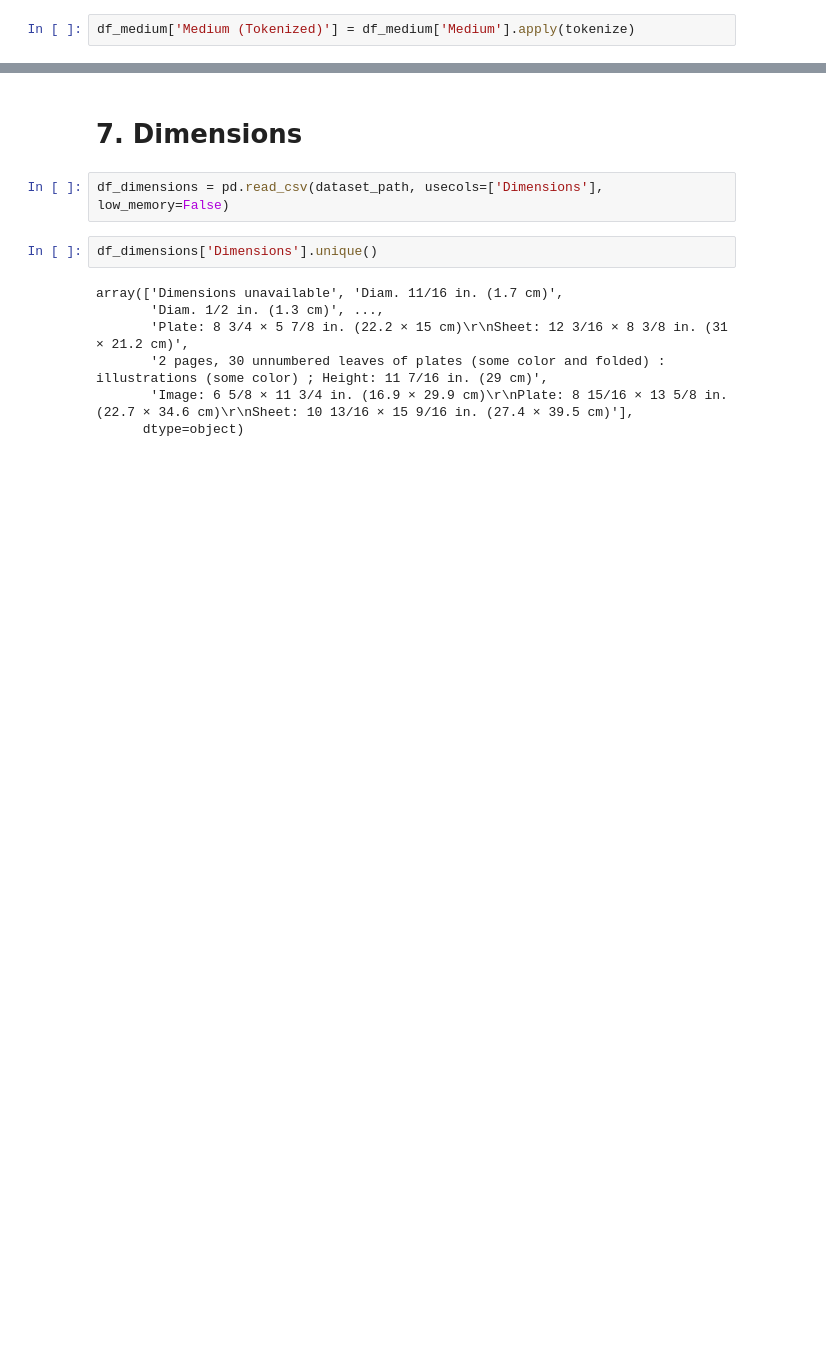
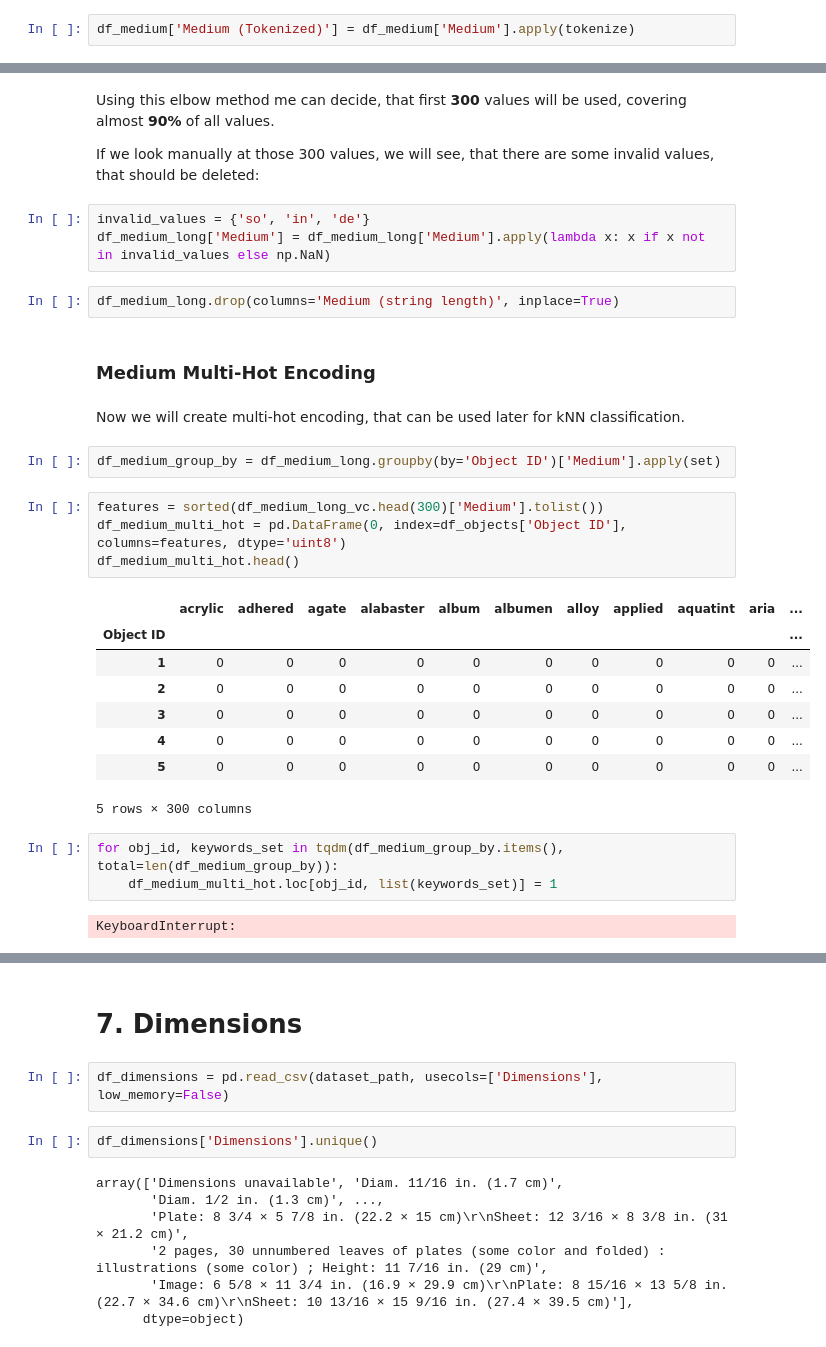
Before and after one commit to nickobard/Data-Preprocessing-Course, a Jupyter notebook: 01/01_homework.ipynb, the cells around one changed output, grey strips where cells are left out. Saved outputs shown, nothing was run; the diff lists cells and outputs as text; blank space fills up the shorter version.

```diff
--- a/01/01_homework.ipynb
+++ b/01/01_homework.ipynb
@@ -2722,0 +2330,33 @@ df_medium['Cleaned'] = df_medium['Medium (Tokenized)']
+# %% [markdown]
+Using this elbow method me can decide, that first **300** values will be used, covering almost **90%** of all values.
+
+If we look manually at those 300 values, we will see, that there are some invalid values, that should be deleted:
+# %%
+invalid_values = {'so', 'in', 'de'}
+df_medium_long['Medium'] = df_medium_long['Medium'].apply(lambda x: x if x not in invalid_values else np.NaN)
+# %%
+df_medium_long.drop(columns='Medium (string length)', inplace=True)
+# %% [markdown]
+### Medium Multi-Hot Encoding
+# %% [markdown]
+Now we will create multi-hot encoding, that can be used later for kNN classification.
+# %%
+df_medium_group_by = df_medium_long.groupby(by='Object ID')['Medium'].apply(set)
+# %%
+features = sorted(df_medium_long_vc.head(300)['Medium'].tolist())
+df_medium_multi_hot = pd.DataFrame(0, index=df_objects['Object ID'], columns=features, dtype='uint8')
+df_medium_multi_hot.head()
+# %% [output]
+|  | acrylic | adhered | agate | alabaster | album | albumen | alloy | applied | aquatint | aria | ... |
+| Object ID |  |  |  |  |  |  |  |  |  |  | ... |
+| 1 | 0 | 0 | 0 | 0 | 0 | 0 | 0 | 0 | 0 | 0 | ... |
+| 2 | 0 | 0 | 0 | 0 | 0 | 0 | 0 | 0 | 0 | 0 | ... |
+| 3 | 0 | 0 | 0 | 0 | 0 | 0 | 0 | 0 | 0 | 0 | ... |
+| 4 | 0 | 0 | 0 | 0 | 0 | 0 | 0 | 0 | 0 | 0 | ... |
+| 5 | 0 | 0 | 0 | 0 | 0 | 0 | 0 | 0 | 0 | 0 | ... |
+5 rows × 300 columns
+# %%
+for obj_id, keywords_set in tqdm(df_medium_group_by.items(), total=len(df_medium_group_by)):
+    df_medium_multi_hot.loc[obj_id, list(keywords_set)] = 1
+# %% [output]
+KeyboardInterrupt:
```
Also changed, not shown: parts of 167 cells of this notebook.
